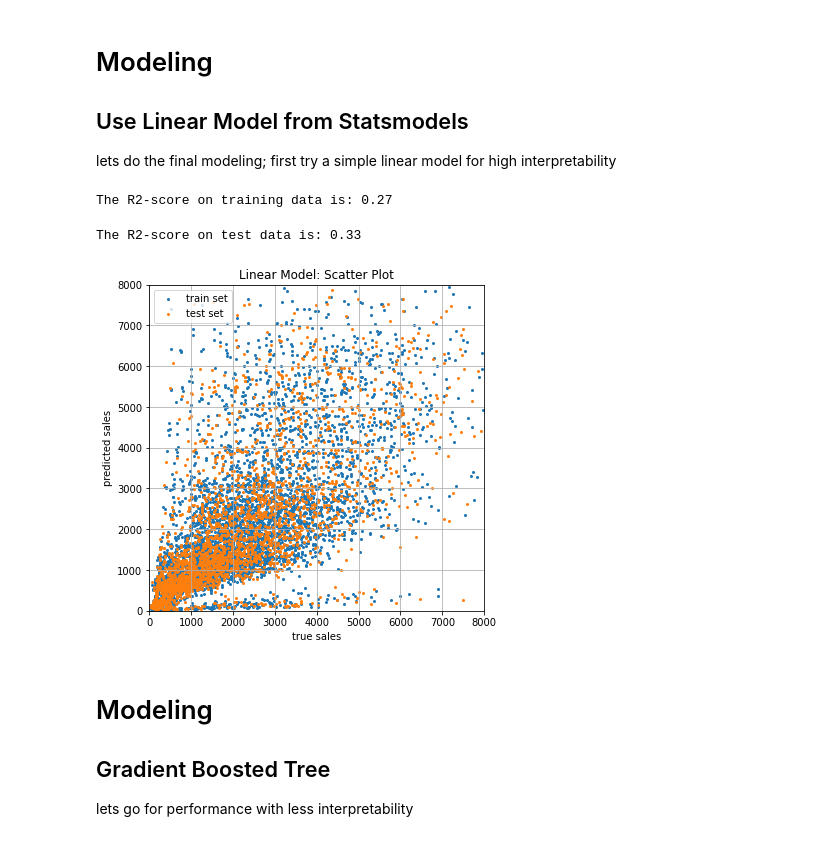
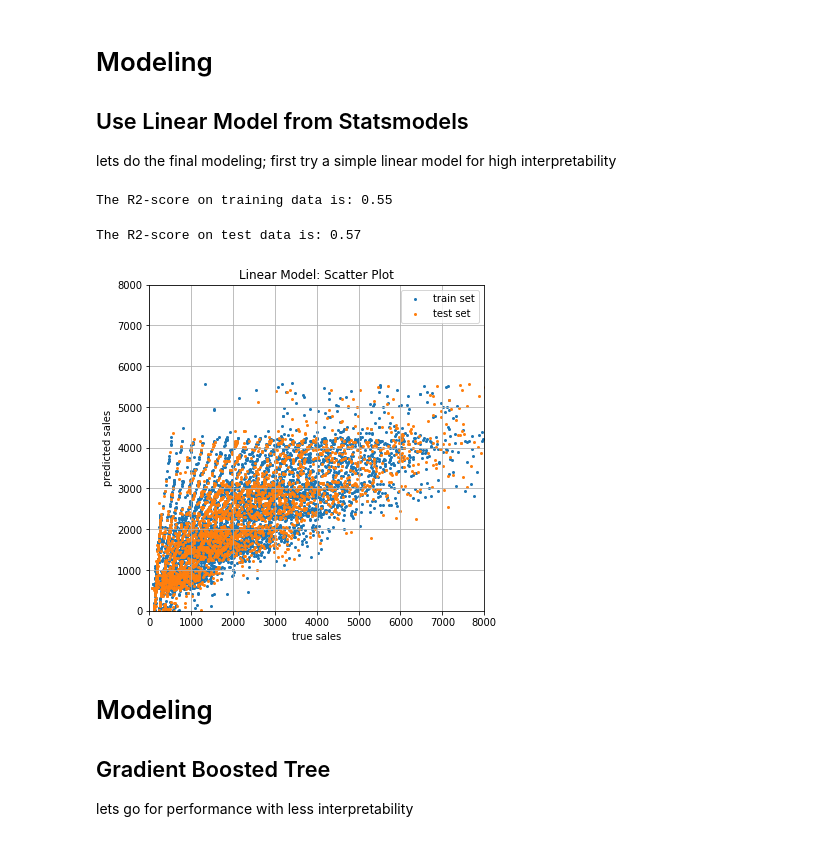
Before and after one commit to Sebastian1981/Sales_Prediction, a Jupyter notebook: notebooks/poc.ipynb, the cells around one changed output. Saved outputs shown, nothing was run; the diff lists cells and outputs as text; code cells hidden in the pictures.

```diff
--- a/notebooks/poc.ipynb
+++ b/notebooks/poc.ipynb
@@ -180,8 +180,8 @@ plt.show()
 
 ***
 # %%
-# first, let log the target column
-train_data['Item_Outlet_Sales'] = utils.my_log_fun(train_data['Item_Outlet_Sales'])
+## first, let log the target column
+#train_data['Item_Outlet_Sales'] = utils.my_log_fun(train_data['Item_Outlet_Sales'])
 # second, lets log the 'Item_Visibility' column
 train_data['Item_Visibility'] = utils.my_log_fun(train_data['Item_Visibility'])
 # %%
@@ -189,9 +189,9 @@ train_data['Item_Visibility'] = utils.my_log_fun(train_data['Item_Visibility'])
 feature_scaler = MinMaxScaler()
 train_data[numerical_features] = feature_scaler.fit_transform(train_data[numerical_features])
 
-# scale target
-target_scaler = MinMaxScaler()
-train_data['Item_Outlet_Sales'] = target_scaler.fit_transform(train_data['Item_Outlet_Sales'].values.reshape(-1, 1))
+## scale target
+#target_scaler = MinMaxScaler()
+#train_data['Item_Outlet_Sales'] = target_scaler.fit_transform(train_data['Item_Outlet_Sales'].values.reshape(-1, 1))
 # %% [markdown]
 # Exploratory Data Analysis and Data Preprocessing
 ## Categorical Features
@@ -369,41 +369,41 @@ res = mod.fit()
 # measure model performance on training set using R2 score
 # predict and transform
 y_train_pred = res.predict(exog=X_train)
-y_train_pred_trans = utils.my_inverse_log_trans_fun(target_scaler, y_train_pred.values.reshape(-1,1))
+#y_train_pred_trans = utils.my_inverse_log_trans_fun(target_scaler, y_train_pred.values.reshape(-1,1))
 # transform y_train
-y_train_trans = utils.my_inverse_log_trans_fun(target_scaler, y_train.values.reshape(-1,1))
+#y_train_trans = utils.my_inverse_log_trans_fun(target_scaler, y_train.values.reshape(-1,1))
 # measure R2 score
-r2 = r2_score(y_train_trans, y_train_pred_trans)
+r2 = r2_score(y_train, y_train_pred)
 print('The R2-score on training data is: {}'.format(round(r2,2)))
 # %% [output]
-The R2-score on training data is: 0.27
+The R2-score on training data is: 0.55
 # %%
 # measure model performance on test set using R2 score
 # predict and transform
 y_test_pred = res.predict(exog=X_test)
-y_test_pred_trans = utils.my_inverse_log_trans_fun(target_scaler, y_test_pred.values.reshape(-1,1))
+#y_test_pred_trans = utils.my_inverse_log_trans_fun(target_scaler, y_test_pred.values.reshape(-1,1))
 # transform y_train
-y_test_trans = utils.my_inverse_log_trans_fun(target_scaler, y_test.values.reshape(-1,1))
+#y_test_trans = utils.my_inverse_log_trans_fun(target_scaler, y_test.values.reshape(-1,1))
 # measure R2 score
-r2 = r2_score(y_test_trans, y_test_pred_trans)
+r2 = r2_score(y_test, y_test_pred)
 print('The R2-score on test data is: {}'.format(round(r2,2)))
 # %% [output]
-The R2-score on test data is: 0.33
+The R2-score on test data is: 0.57
 # %%
 # Visualize the results for both training and testing
 plt.figure(figsize=(6,6))
-plt.scatter(y_train_trans, y_train_pred_trans, s=4)
-plt.scatter(y_test_trans, y_test_pred_trans, s=4)
+plt.scatter(y_train, y_train_pred, s=4)
+plt.scatter(y_test, y_test_pred, s=4)
 plt.title('Linear Model: Scatter Plot')
 plt.legend(['train set', 'test set'])
 plt.xlabel('true sales')
 plt.ylabel('predicted sales')
 plt.grid('on')
 plt.xlim([0,8000])
 plt.ylim([0,8000])
 plt.show()
 # %% [output]
-[figure, old version]
+[figure, new version]
 # %% [markdown]
 # Modeling
 ## Gradient Boosted Tree
```
Also changed, not shown: parts of 18 cells of this notebook.
